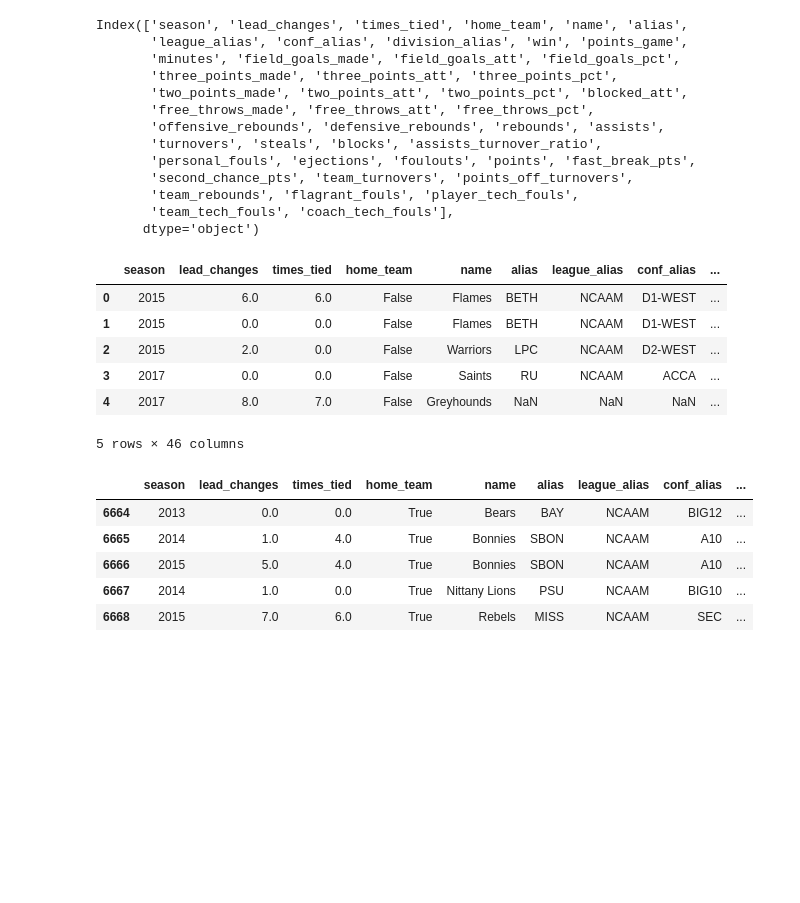
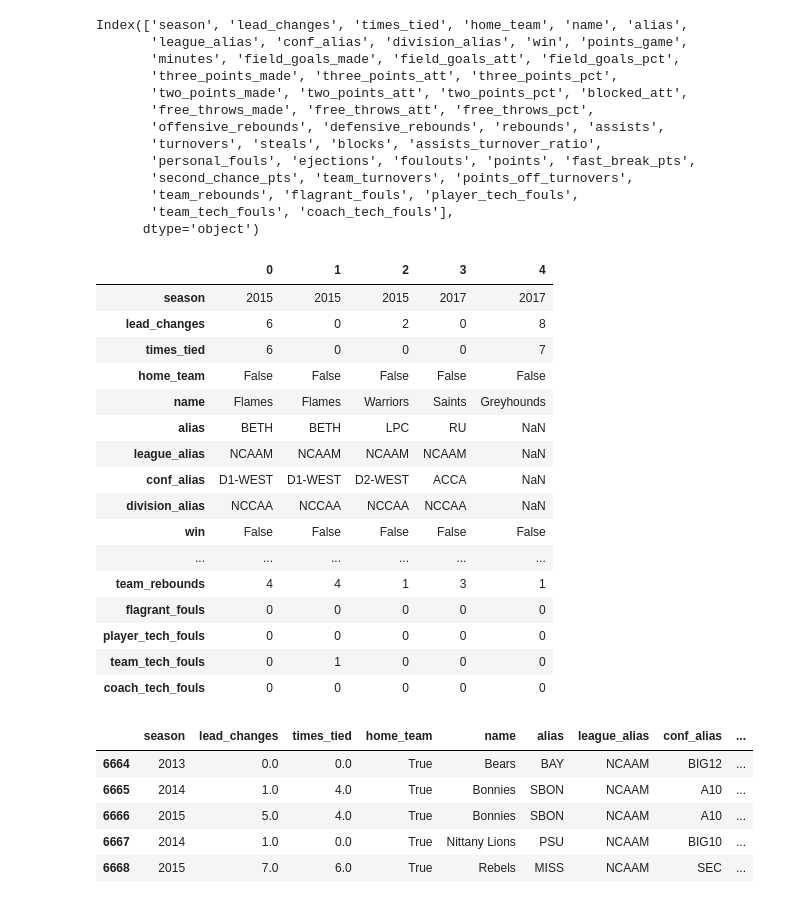
Before and after one commit to MohammedBhatti/code1, a Jupyter notebook: Capstone2.ipynb, the cells around one changed output. Cells and saved outputs as stored; diff of their text form; code cells hidden in the pictures; blank space fills up the shorter version.

```diff
--- a/Capstone2.ipynb
+++ b/Capstone2.ipynb
@@ -176,15 +179,25 @@ Index(['season', 'lead_changes', 'times_tied', 'home_team', 'name', 'alias',
        'team_tech_fouls', 'coach_tech_fouls'],
       dtype='object')
 # %%
-df.head()
+df.head().T
 # %% [output]
-|  | season | lead_changes | times_tied | home_team | name | alias | league_alias | conf_alias | ... |
-| 0 | 2015 | 6.0 | 6.0 | False | Flames | BETH | NCAAM | D1-WEST | ... |
-| 1 | 2015 | 0.0 | 0.0 | False | Flames | BETH | NCAAM | D1-WEST | ... |
-| 2 | 2015 | 2.0 | 0.0 | False | Warriors | LPC | NCAAM | D2-WEST | ... |
-| 3 | 2017 | 0.0 | 0.0 | False | Saints | RU | NCAAM | ACCA | ... |
-| 4 | 2017 | 8.0 | 7.0 | False | Greyhounds | NaN | NaN | NaN | ... |
+|  | 0 | 1 | 2 | 3 | 4 |
+| season | 2015 | 2015 | 2015 | 2017 | 2017 |
+| lead_changes | 6 | 0 | 2 | 0 | 8 |
+| times_tied | 6 | 0 | 0 | 0 | 7 |
+| home_team | False | False | False | False | False |
+| name | Flames | Flames | Warriors | Saints | Greyhounds |
+| alias | BETH | BETH | LPC | RU | NaN |
+| league_alias | NCAAM | NCAAM | NCAAM | NCAAM | NaN |
+| conf_alias | D1-WEST | D1-WEST | D2-WEST | ACCA | NaN |
+| division_alias | NCCAA | NCCAA | NCCAA | NCCAA | NaN |
+| win | False | False | False | False | False |
+| ... | ... | ... | ... | ... | ... |
+| team_rebounds | 4 | 4 | 1 | 3 | 1 |
+| flagrant_fouls | 0 | 0 | 0 | 0 | 0 |
+| player_tech_fouls | 0 | 0 | 0 | 0 | 0 |
+| team_tech_fouls | 0 | 1 | 0 | 0 | 0 |
+| coach_tech_fouls | 0 | 0 | 0 | 0 | 0 |
-5 rows × 46 columns
 # %%
 # now we have a dataframe that we can analyze
 # lets make a copy for the home team
```
Also changed, not shown: parts of 34 cells of this notebook.
